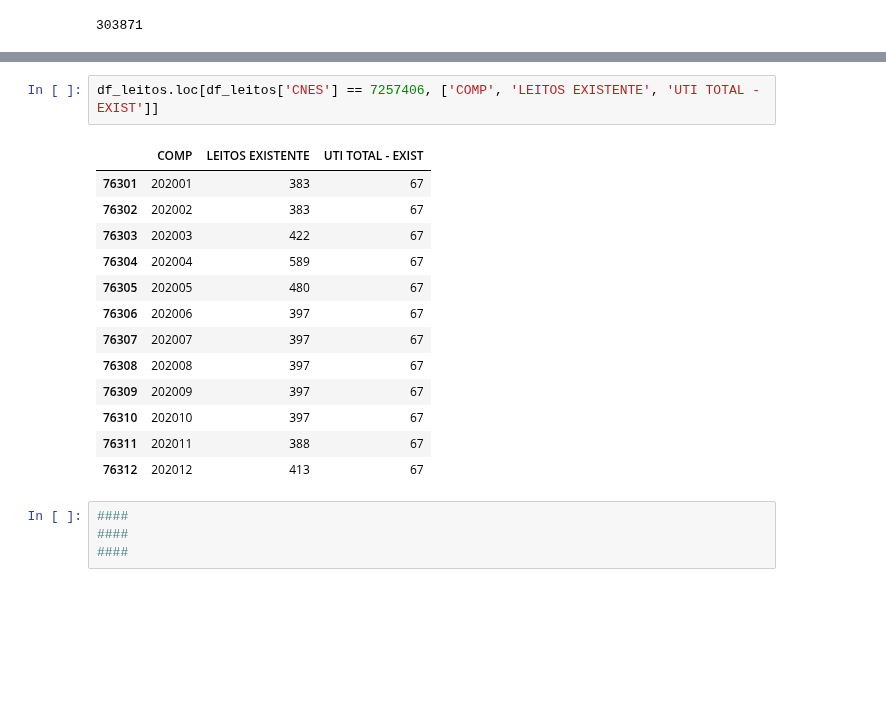
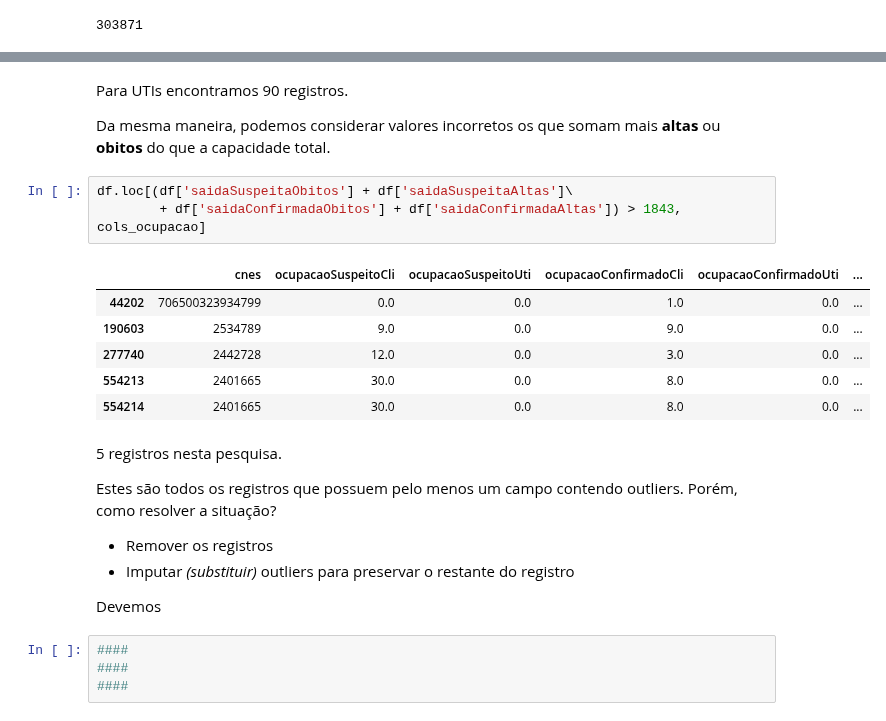
Before and after one commit to lucascorumba/study-projects, a Jupyter notebook: covid-hospital/analysis.ipynb, the cells around one changed output, grey strips where cells are left out. Cells and saved outputs as stored; diff of their text form; blank space fills up the shorter version.

```diff
--- a/covid-hospital/analysis.ipynb
+++ b/covid-hospital/analysis.ipynb
@@ -579,19 +577,26 @@ df_leitos.loc[df_leitos['CNES'] == 5718368, ['COMP', 'LEITOS EXISTENTE', 'UTI TO
-# %%
-df_leitos.loc[df_leitos['CNES'] == 7257406, ['COMP', 'LEITOS EXISTENTE', 'UTI TOTAL - EXIST']]
-# %% [output]
-|  | COMP | LEITOS EXISTENTE | UTI TOTAL - EXIST |
-| 76301 | 202001 | 383 | 67 |
-| 76302 | 202002 | 383 | 67 |
-| 76303 | 202003 | 422 | 67 |
-| 76304 | 202004 | 589 | 67 |
-| 76305 | 202005 | 480 | 67 |
-| 76306 | 202006 | 397 | 67 |
-| 76307 | 202007 | 397 | 67 |
-| 76308 | 202008 | 397 | 67 |
-| 76309 | 202009 | 397 | 67 |
-| 76310 | 202010 | 397 | 67 |
-| 76311 | 202011 | 388 | 67 |
-| 76312 | 202012 | 413 | 67 |
+# %% [markdown]
+Para UTIs encontramos 90 registros.
+
+Da mesma maneira, podemos considerar valores incorretos os que somam mais **altas** ou **obitos** do que a capacidade total.
+# %%
+df.loc[(df['saidaSuspeitaObitos'] + df['saidaSuspeitaAltas']\
+        + df['saidaConfirmadaObitos'] + df['saidaConfirmadaAltas']) > 1843, cols_ocupacao]
+# %% [output]
+|  | cnes | ocupacaoSuspeitoCli | ocupacaoSuspeitoUti | ocupacaoConfirmadoCli | ocupacaoConfirmadoUti | ... |
+| 44202 | 706500323934799 | 0.0 | 0.0 | 1.0 | 0.0 | ... |
+| 190603 | 2534789 | 9.0 | 0.0 | 9.0 | 0.0 | ... |
+| 277740 | 2442728 | 12.0 | 0.0 | 3.0 | 0.0 | ... |
+| 554213 | 2401665 | 30.0 | 0.0 | 8.0 | 0.0 | ... |
+| 554214 | 2401665 | 30.0 | 0.0 | 8.0 | 0.0 | ... |
+# %% [markdown]
+5 registros nesta pesquisa.
+
+Estes são todos os registros que possuem pelo menos um campo contendo outliers. Porém, como resolver a situação?
+
+* Remover os registros
+* Imputar *(substituir)* outliers para preservar o restante do registro
+
+Devemos
 # %%
 ####
 ####
```
Also changed, not shown: parts of 13 cells of this notebook.
